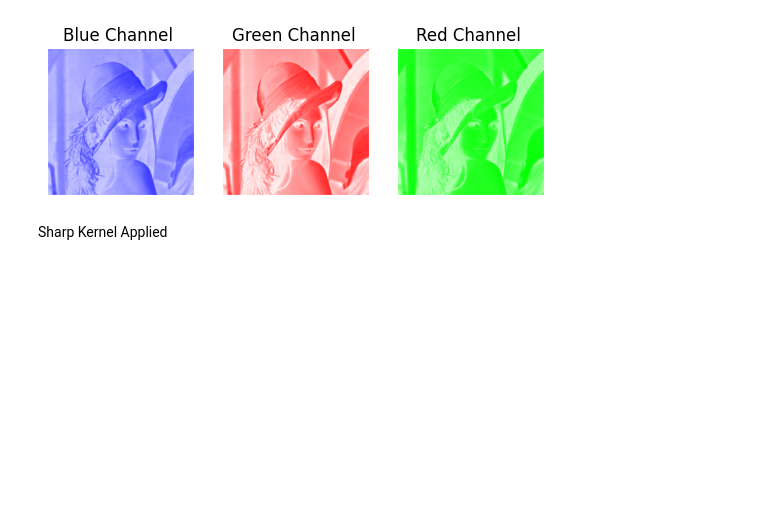
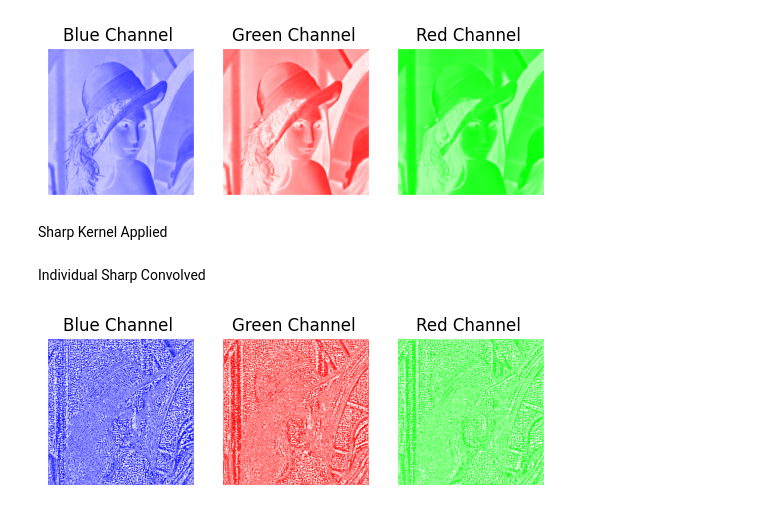
Before and after one commit to vallagenakisu/Image-Processing-Lab, a Jupyter notebook: Lab-1/Lab-1 Assignment-2.ipynb, the cells around one changed output. Drawn from its saved outputs; the diff is of its cells as text; code cells hidden in the pictures; blank space fills up the shorter version.

```diff
--- a/Lab-1/Lab-1 Assignment-2.ipynb
+++ b/Lab-1/Lab-1 Assignment-2.ipynb
@@ -17,35 +13,0 @@ Defining Kernel and Convolve function
-# %%
-kernel = np.array(
-    [[0, -1, 0],
-     [-1, 4, -1],
-     [0, -1, 0]]
-)
-gaussian_kernel = np.array([
-    [0,  1,  2,  1, 0],
-    [1, 3, 5, 3, 1],
-    [2, 5, 9, 5, 2],
-    [1, 3, 5, 3, 1],
-    [0, 1, 2, 1, 0]
-], dtype=np.float32)
-def convolve(image : np.array ,  kernel : np.array) -> np.array:
-    kernel = np.flip(kernel)
-    ih, iw = image.shape
-    kh , kw = kernel.shape
-    border_size = kh//2
-    img_bordered = cv2.copyMakeBorder(image, border_size, border_size, border_size, border_size, cv2.BORDER_CONSTANT)
-    bh,bw = img_bordered.shape
-    result = np.zeros((ih, iw), dtype=np.float32)
-    for i in range(ih):
-        for j in range(iw):
-            region = img_bordered[i:i+kh ,j:j+kw]
-            mul = np.multiply(region,kernel)
-            val = np.sum(mul)
-            result[i,j] = val
-            # rh , rw = region.shape
-            # sum = 0
-            # for k in range(rh):
-            #     for l in range(rw):
-            #         mul = region[k,l] * kernel[k,l]
-            #         sum = sum + mul
-            # result[i,j] = sum
-    return result
@@ -81,8 +14,8 @@ def Gaussian_Sharpenning_kernel(size , sigma):
 # %% [markdown]
 Create Kernels
 # %%
-smoothing_kernel = Gaussian_Smoothing_kernel(5, 1)
-sharpening_kernel = Gaussian_Sharpenning_kernel(7, 1)
+smoothing_kernel = il.Gaussian_Smoothing_kernel(5, 1.67)
+sharpening_kernel = il.Gaussian_Sharpenning_kernel(7, 1.67)
 print("Smoothing Kernel:\n", smoothing_kernel)
 print("Sharpening Kernel:\n", sharpening_kernel)
 # %% [output]
@@ -205,0 +137,6 @@ sharp_image(image)
+# %% [markdown]
+Individual Sharp Convolved
+# %%
+individual_channel_convolution(image , sharpening_kernel)
+# %% [output]
+[figure, added]
```
Also changed, not shown: parts of 13 cells of this notebook, 12 other files.
